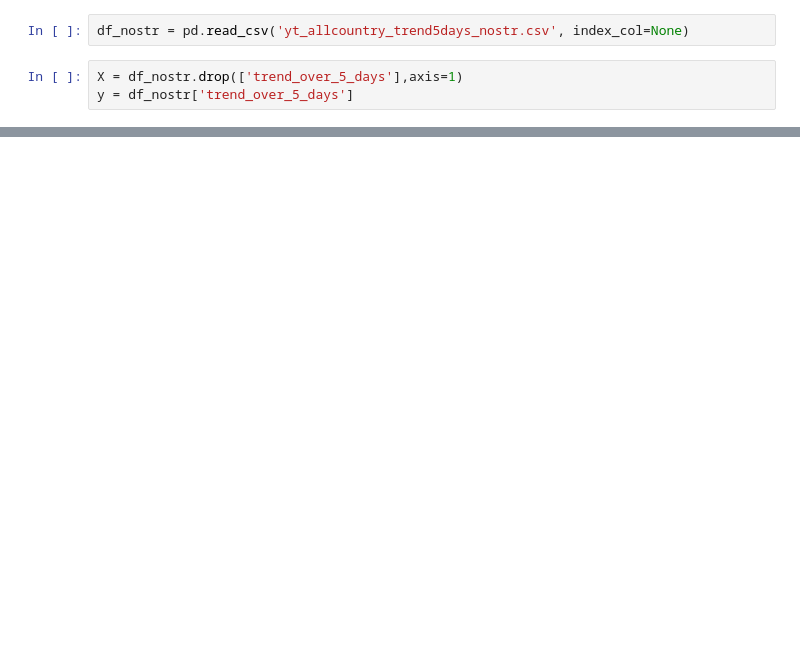
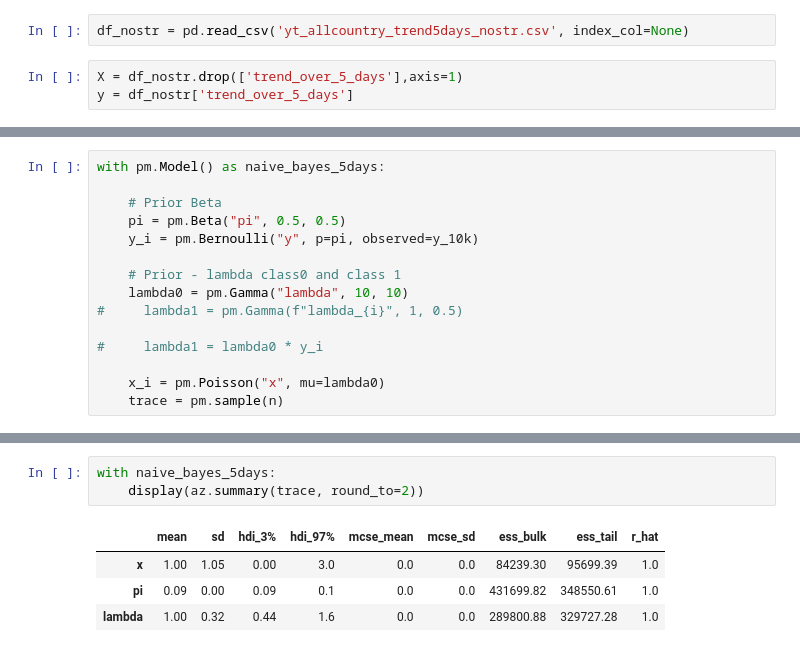
Before and after one commit to ericwangg/youtube_analytics_naive_bayes, a Jupyter notebook: notebooks/cse5825_project3_3-all_pymc3.ipynb, the cells around one changed output, grey strips where cells are left out. Saved outputs shown, nothing was run; the diff lists cells and outputs as text; blank space fills up the shorter version.

```diff
--- a/notebooks/cse5825_project3_3-all_pymc3.ipynb
+++ b/notebooks/cse5825_project3_3-all_pymc3.ipynb
@@ -1101,0 +180,15 @@ Name: trend_over_5_days, dtype: float64
+# %%
+with pm.Model() as naive_bayes_5days:
+
+    # Prior Beta
+    pi = pm.Beta("pi", 0.5, 0.5)
+    y_i = pm.Bernoulli("y", p=pi, observed=y_10k)
+
+    # Prior - lambda class0 and class 1
+    lambda0 = pm.Gamma("lambda", 10, 10)
+#     lambda1 = pm.Gamma(f"lambda_{i}", 1, 0.5)
+
+#     lambda1 = lambda0 * y_i
+
+    x_i = pm.Poisson("x", mu=lambda0)
+    trace = pm.sample(n)
@@ -1101,0 +217,8 @@ Name: trend_over_5_days, dtype: float64
+# %%
+with naive_bayes_5days:
+    display(az.summary(trace, round_to=2))
+# %% [output]
+|  | mean | sd | hdi_3% | hdi_97% | mcse_mean | mcse_sd | ess_bulk | ess_tail | r_hat |
+| x | 1.00 | 1.05 | 0.00 | 3.0 | 0.0 | 0.0 | 84239.30 | 95699.39 | 1.0 |
+| pi | 0.09 | 0.00 | 0.09 | 0.1 | 0.0 | 0.0 | 431699.82 | 348550.61 | 1.0 |
+| lambda | 1.00 | 0.32 | 0.44 | 1.6 | 0.0 | 0.0 | 289800.88 | 329727.28 | 1.0 |
```
Also changed, not shown: parts of 132 cells of this notebook, 7 other files.
